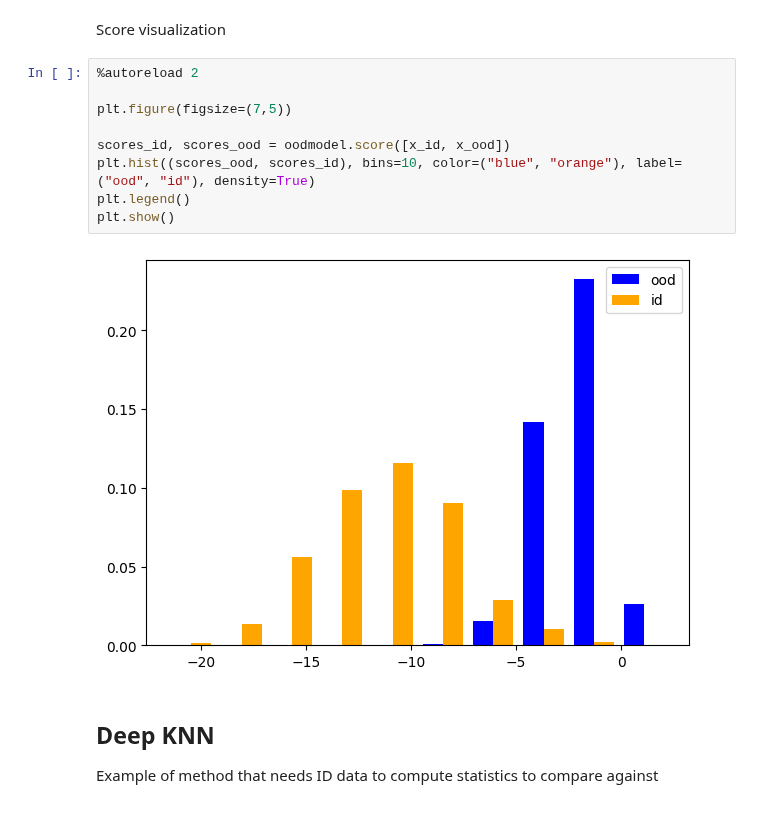
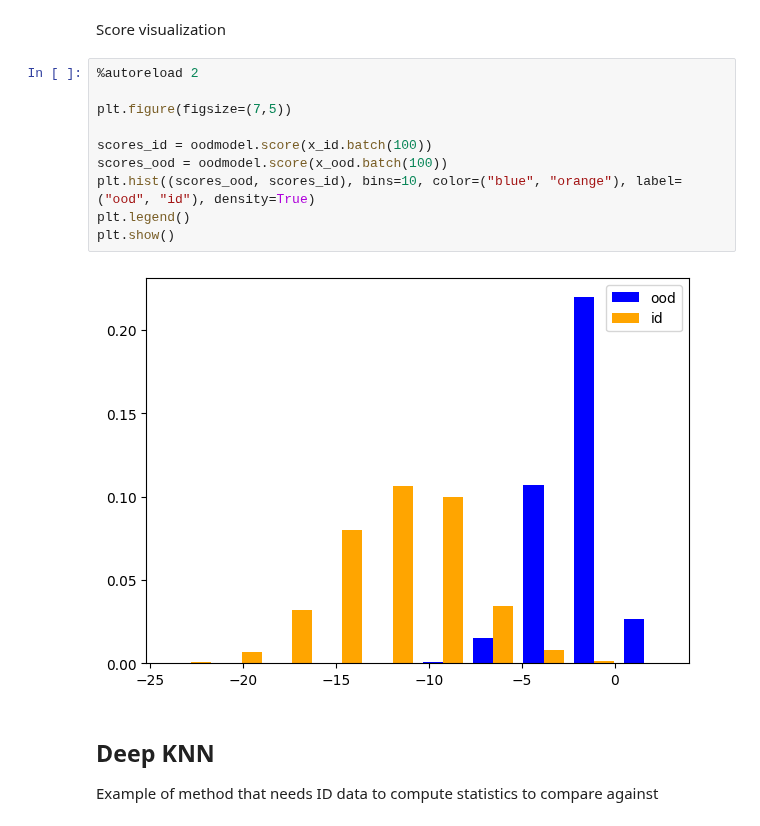
Before and after one commit to deel-ai/oodeel, a Jupyter notebook: notebooks/demo_simple_usage.ipynb, the cells around one changed output. Drawn from its saved outputs; the diff is of its cells as text.

```diff
--- a/notebooks/demo_simple_usage.ipynb
+++ b/notebooks/demo_simple_usage.ipynb
@@ -77,14 +70,15 @@ Score visualization
 # %%
 %autoreload 2
 
 plt.figure(figsize=(7,5))
 
-scores_id, scores_ood = oodmodel.score([x_id, x_ood])
+scores_id = oodmodel.score(x_id.batch(100))
+scores_ood = oodmodel.score(x_ood.batch(100))
 plt.hist((scores_ood, scores_id), bins=10, color=("blue", "orange"), label=("ood", "id"), density=True)
 plt.legend()
 plt.show()
 # %% [output]
-[figure, old version]
+[figure, new version]
 # %% [markdown]
 ## Deep KNN
 Example of method that needs ID data to compute statistics to compare against
```
Also changed, not shown: parts of 7 cells of this notebook, 14 other files.
